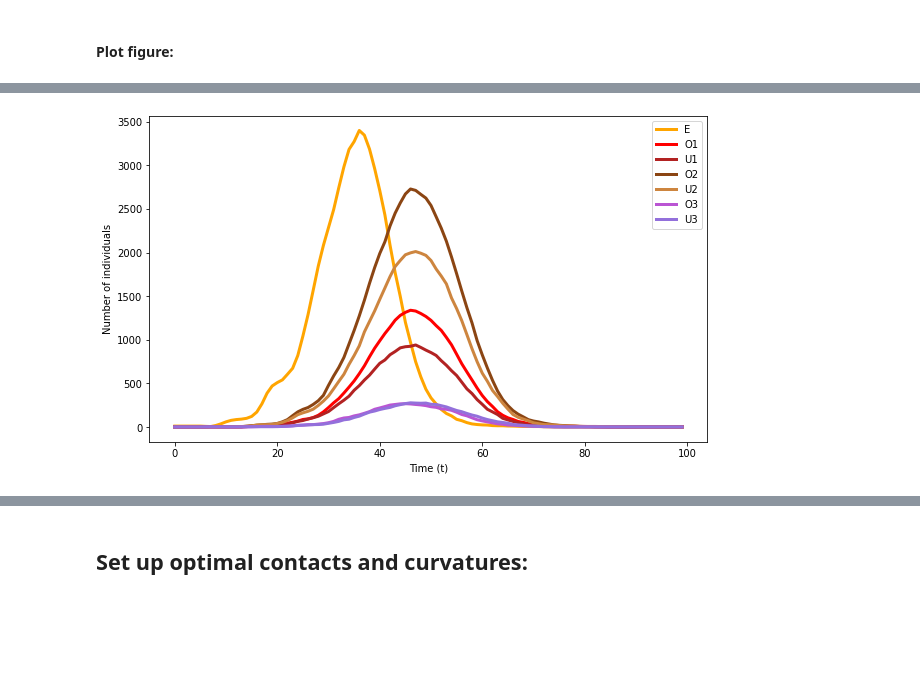
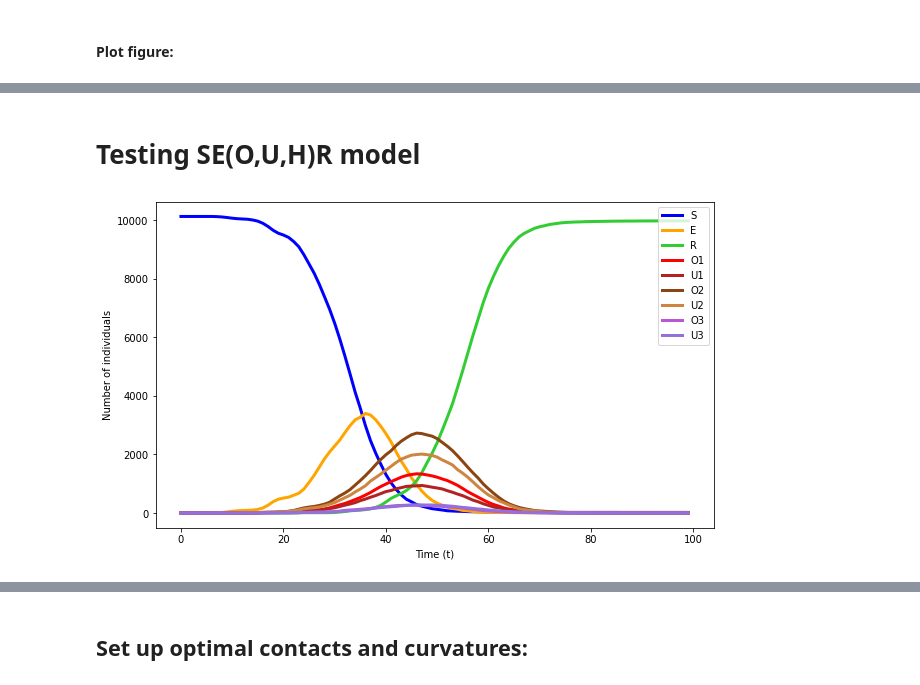
Before and after one commit to JimmyCalvoMonge/adaptive, a Jupyter notebook: mytests.ipynb, the cells around one changed output, grey strips where cells are left out. Cells and saved outputs as stored; diff of their text form; code cells hidden in the pictures; blank space fills up the shorter version.

Commit message:
Simplified network with SEIR model only

```diff
--- a/mytests.ipynb
+++ b/mytests.ipynb
@@ -681,17 +663,21 @@ results_data
+# %% [markdown]
+# Testing SE(O,U,H)R model
 # %%
-# plt.plot(t, results_data['totalS'], label='S', color='blue', linewidth=3)
+results_data = pd.read_csv('././results/model_results_sim_0.csv')
+t = range(results_data.shape[0])
+plt.plot(t, results_data['totalS'], label='S', color='blue', linewidth=3)
 plt.plot(t, results_data['totalE'], label='E', color='orange', linewidth=3)
-# plt.plot(t, results_data['totalR'], label='R', color='limegreen', linewidth=3)
+plt.plot(t, results_data['totalR'], label='R', color='limegreen', linewidth=3)
 plt.plot(t, results_data['totalO1'], label='O1', color='red', linewidth=3)
 plt.plot(t, results_data['totalU1'], label='U1', color='firebrick', linewidth=3)
 plt.plot(t, results_data['totalO2'], label='O2', color='saddlebrown', linewidth=3)
 plt.plot(t, results_data['totalU2'], label='U2', color='peru', linewidth=3)
 plt.plot(t, results_data['totalO3'], label='O3', color='mediumorchid', linewidth=3)
 plt.plot(t, results_data['totalU3'], label='U3', color='mediumpurple', linewidth=3)
 plt.xlabel("Time (t)")
 plt.ylabel("Number of individuals")
 plt.legend(loc="upper right")
 plt.rcParams["figure.figsize"] = (10, 6)
 plt.show()
 # %% [output]
-[figure, old version]
+[figure, new version]
```
Also changed, not shown: parts of 3 cells of this notebook, 7 other files.
